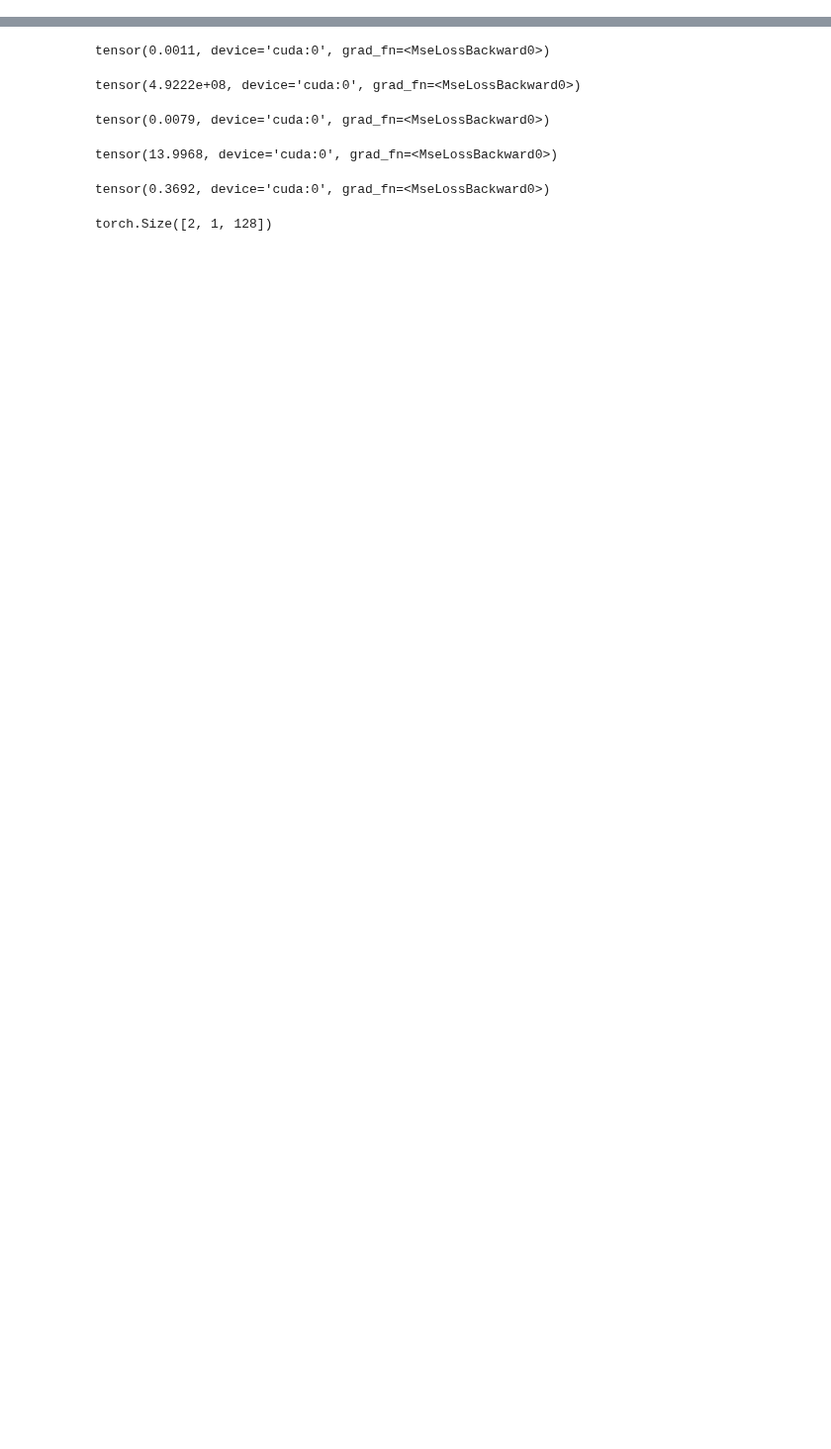
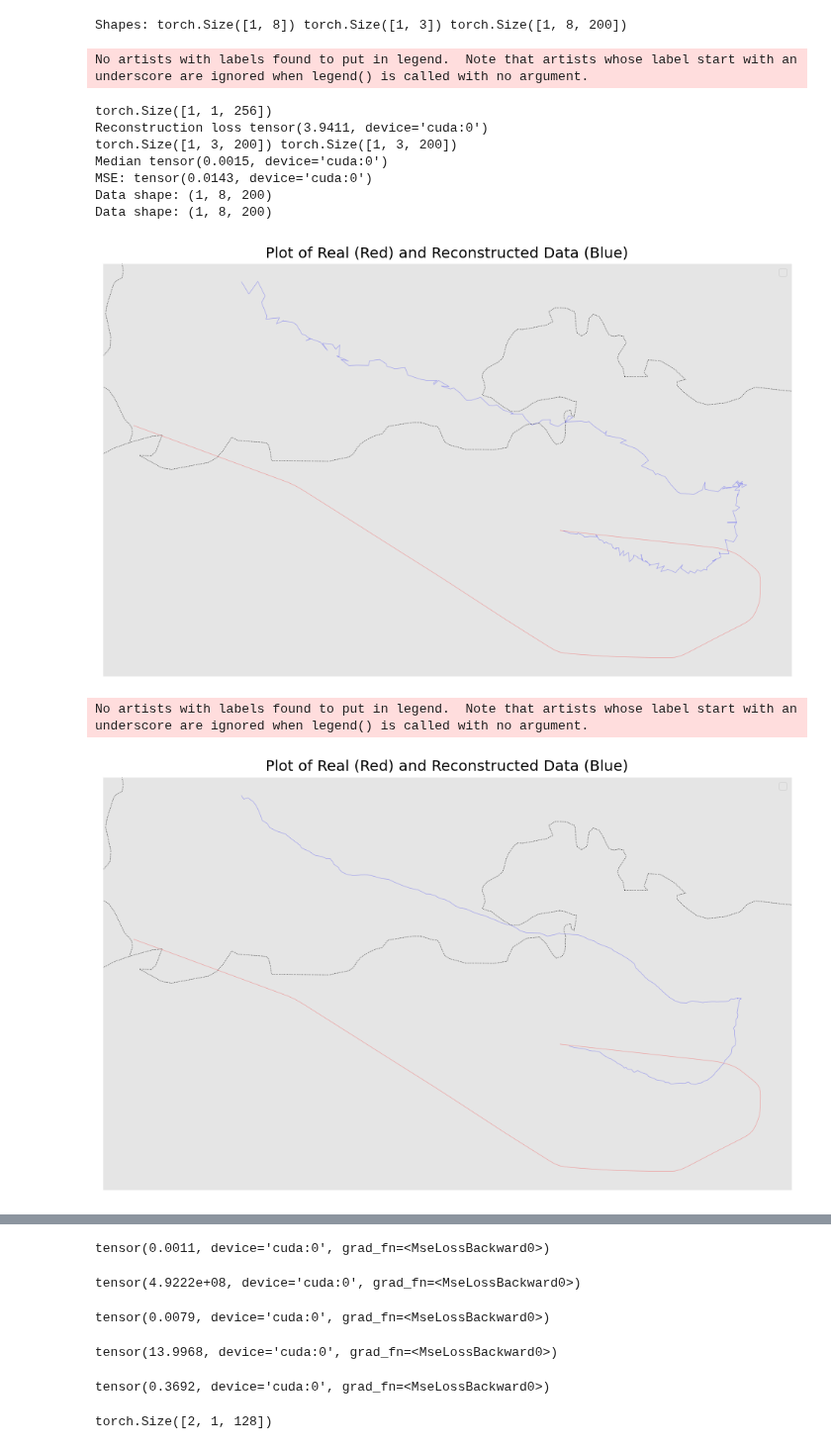
Before and after one commit to SynthAIr/DM_FM_Trajectories, a Jupyter notebook: src/generate_jupiter.ipynb, the cells around one changed output, grey strips where cells are left out. Shown at 99% size. Cells and saved outputs as stored; diff of their text form; code cells hidden in the pictures; blank space fills up the shorter version.

```diff
--- a/src/generate_jupiter.ipynb
+++ b/src/generate_jupiter.ipynb
@@ -144,2 +106,78 @@ torch.Size([8]) torch.Size([3])
 # %%
+from evaluate import detach_to_tensor, get_traffic_from_tensor, exponentially_weighted_moving_average, plot_from_array
+import pandas as pd
+def local_eval(model, dataset, trajectory_generation_model, n, device):
+    reconstructions, mse_dict, rnd, fig_0 = reconstruct_and_plot(dataset, model, trajectory_generation_model, n=n, d=device)
+    plt.show()
+    fig_smooth = plot_traffics([reconstructions[0],reconstructions[2]])
+    plt.show()
+    #n = 10
+    n_samples = 10
+    #logger.log_metrics({"n reconstructions": n, "n samples per" : n_samples})
+    #length = config['data']['length']
+
+    trajectory_generation_model = Generation(
+        generation=model,
+        features=dataset.parameters['features'],
+        scaler=dataset.scaler,
+    )
+
+    rnd = np.random.randint(0, len(dataset), (n,))
+    samples = []
+
+    for i in rnd:
+        # Load the i-th sample from the dataset
+        x, con, cat, grid = dataset[i]
+        con = con.reshape(1, -1).to("cuda")
+        cat = cat.reshape(1, -1).to("cuda")
+        grid = grid.reshape(1, -1).to("cuda")
+        # Generate samples and steps using the model
+        sample, _ = model.sample(n = n_samples, con = con, cat = cat, grid = grid)
+        samples.append(sample)
+
+
+    #samples, steps = generate_samples(dataset, model, rnd, n = n_samples, length = length)
+    detached_samples = detach_to_tensor(samples).reshape(-1, len(dataset.features), 200)
+    decoded = get_traffic_from_tensor(detached_samples, dataset, trajectory_generation_model, rnd)
+    df = decoded.data
+    numpy_array = exponentially_weighted_moving_average(df[['longitude', 'latitude', 'altitude']].to_numpy().reshape(-1, 200, 3))
+
+    # Convert back to DataFrame
+    df[['longitude', 'latitude', 'altitude']] = pd.DataFrame(numpy_array.reshape(-1,3), columns=['longitude', 'latitude', 'altitude'])
+    decoded = Traffic(df)
+    plot_from_array(decoded, "test")
+    plt.show()
+    #fig_smooth = plot_traffics([reconstructions[0],reconstructions[2]])
+    """
+    fig_mse_dict = get_mse_distribution(mse_dict)
+    #cols = [ 'latitude', 'longitude', 'altitude', 'groundspeed']
+    cols = [ 'latitude', 'longitude', 'altitude']
+    subset1_data = reconstructions[0].data[cols].dropna().values
+    #subset2_data = df_subset2[['latitude', 'longitude']].dropna().values
+    subset2_data = reconstructions[2].data[cols].dropna().values
+    #subset2_data = .data.dropna().values
+
+    mmd, mmd_std = compute_partial_mmd(reconstructions[0],reconstructions[2] )
+    # Compute energy distance between the raw trajectories
+    energy_dist, edist_std = compute_energy_distance(subset1_data, subset2_data)
+    dtw, dtw_std, _ = compute_dtw_3d_batch(subset1_data, subset2_data)
+    fig_pca = data_diversity(subset1_data, subset2_data, 'PCA', 'samples', model_name=model_name)
+    fig_tsne = data_diversity(subset1_data, subset2_data, 't-SNE', 'samples', model_name = model_name)
+    logger.experiment.log_figure(logger.run_id, fig_pca, f"figures/pca.png")
+    logger.experiment.log_figure(logger.run_id, fig_tsne, f"figures/tsne.png")
+    """
+n = 1
 local_eval(model, dataset, trajectory_generation_model, n, device)
+# %% [output]
+Shapes: torch.Size([1, 8]) torch.Size([1, 3]) torch.Size([1, 8, 200])
+No artists with labels found to put in legend.  Note that artists whose label start with an underscore are ignored when legend() is called with no argument.
+torch.Size([1, 1, 256])
+Reconstruction loss tensor(3.9411, device='cuda:0')
+torch.Size([1, 3, 200]) torch.Size([1, 3, 200])
+Median tensor(0.0015, device='cuda:0')
+MSE: tensor(0.0143, device='cuda:0')
+Data shape: (1, 8, 200)
+Data shape: (1, 8, 200)
+[figure, added]
+No artists with labels found to put in legend.  Note that artists whose label start with an underscore are ignored when legend() is called with no argument.
+[figure, added]
```
Also changed, not shown: parts of 3 cells of this notebook, 4 other files.
